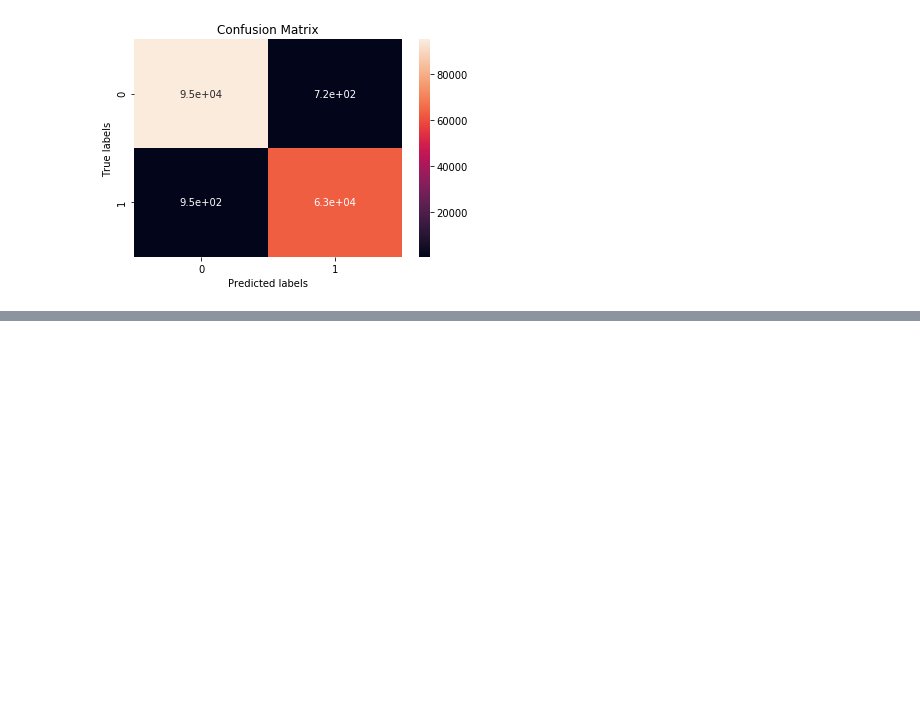
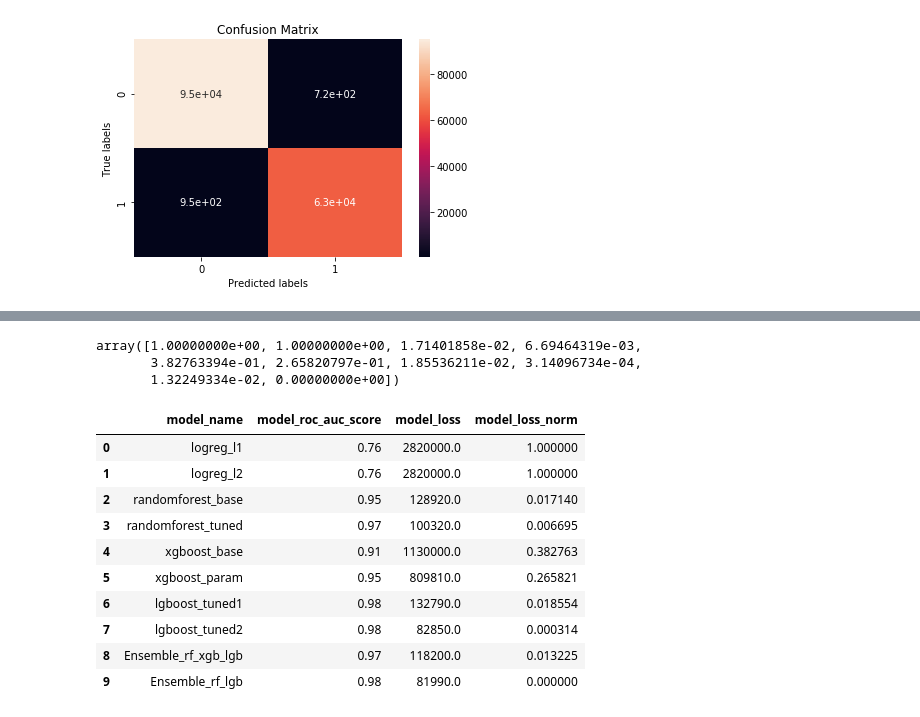
Before and after one commit to tanvi-arora/usecases, a Jupyter notebook: Finalproj/WriteUp_Combine_V5.ipynb, the cells around one changed output, grey strips where cells are left out. Saved outputs shown, nothing was run; the diff lists cells and outputs as text; code cells hidden in the pictures; blank space fills up the shorter version.

```diff
--- a/Finalproj/WriteUp_Combine_V5.ipynb
+++ b/Finalproj/WriteUp_Combine_V5.ipynb
@@ -1445,0 +1511,6 @@ cost_of error is :  81.99K
+# %%
+model_loss_norm
+# %% [output]
+array([1.00000000e+00, 1.00000000e+00, 1.71401858e-02, 6.69464319e-03,
+       3.82763394e-01, 2.65820797e-01, 1.85536211e-02, 3.14096734e-04,
+       1.32249334e-02, 0.00000000e+00])
@@ -1445,0 +1519,14 @@ cost_of error is :  81.99K
+# %%
+model_score_df
+# %% [output]
+|  | model_name | model_roc_auc_score | model_loss | model_loss_norm |
+| 0 | logreg_l1 | 0.76 | 2820000.0 | 1.000000 |
+| 1 | logreg_l2 | 0.76 | 2820000.0 | 1.000000 |
+| 2 | randomforest_base | 0.95 | 128920.0 | 0.017140 |
+| 3 | randomforest_tuned | 0.97 | 100320.0 | 0.006695 |
+| 4 | xgboost_base | 0.91 | 1130000.0 | 0.382763 |
+| 5 | xgboost_param | 0.95 | 809810.0 | 0.265821 |
+| 6 | lgboost_tuned1 | 0.98 | 132790.0 | 0.018554 |
+| 7 | lgboost_tuned2 | 0.98 | 82850.0 | 0.000314 |
+| 8 | Ensemble_rf_xgb_lgb | 0.97 | 118200.0 | 0.013225 |
+| 9 | Ensemble_rf_lgb | 0.98 | 81990.0 | 0.000000 |
```
Also changed, not shown: parts of 22 cells of this notebook, 3 other files.
